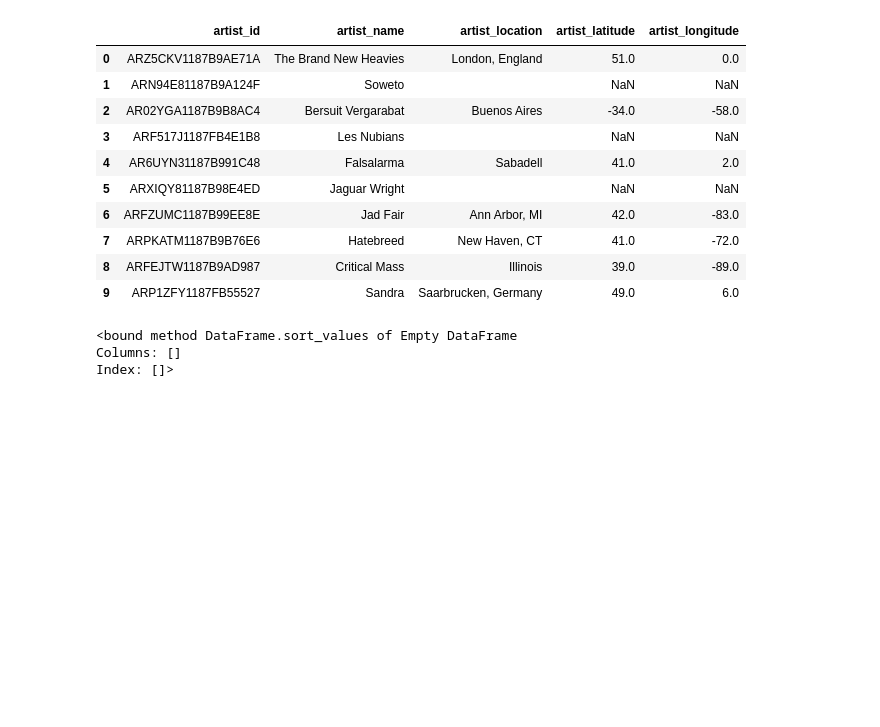
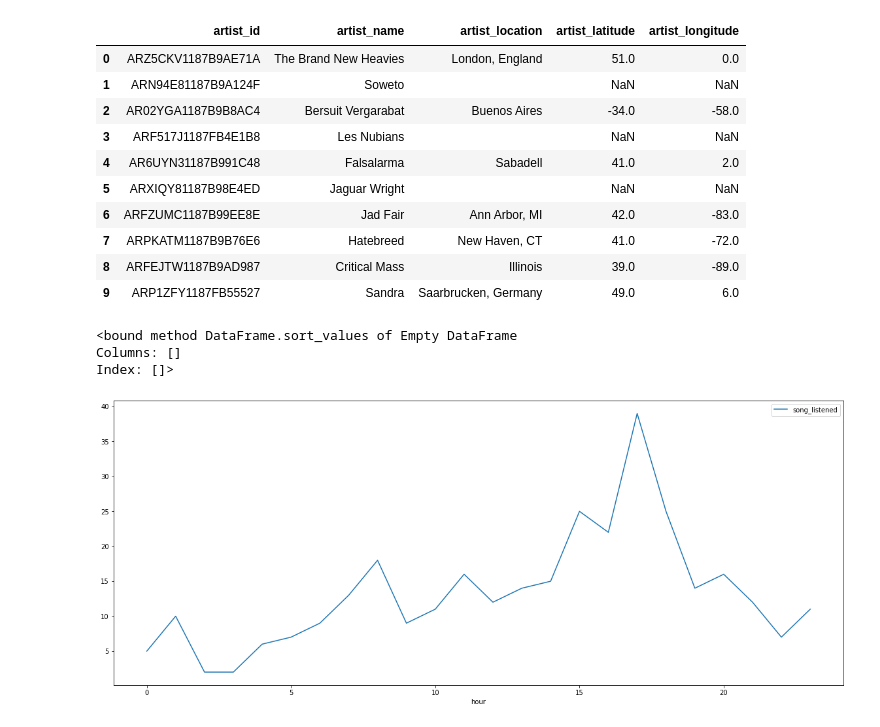
Before and after one commit to nalhaidari/Udacity-Dand-project3, a Jupyter notebook: etl_test.ipynb, the cells around one changed output. Cells and saved outputs as stored; diff of their text form; code cells hidden in the pictures; blank space fills up the shorter version.

Commit message:
graphs update

```diff
--- a/etl_test.ipynb
+++ b/etl_test.ipynb
@@ -310,0 +321,5 @@ Index: []>
+# %%
+pd.read_csv("1595-1593546032163.csv").set_index("hour").plot(figsize=(20  ,8));
+plt.savefig("listining time during day.png")
+# %% [output]
+[figure, added]
```
Also changed, not shown: parts of 5 cells of this notebook, 2 other files.
